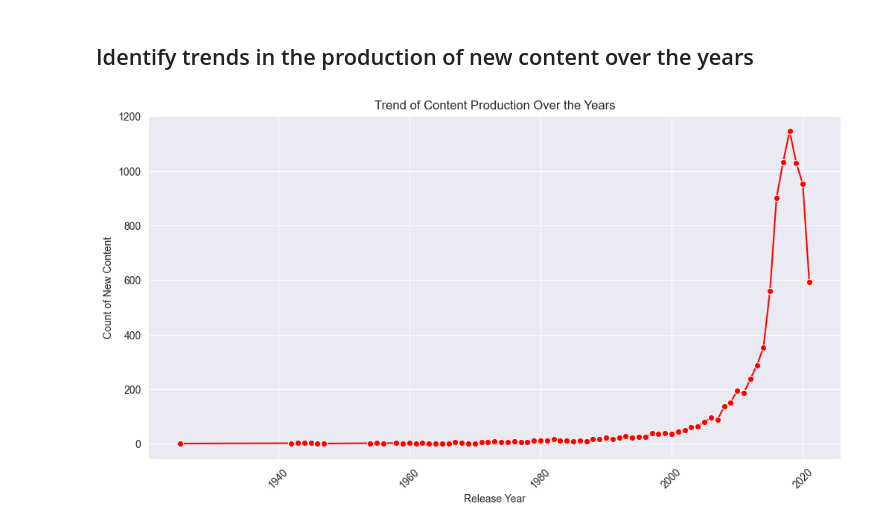
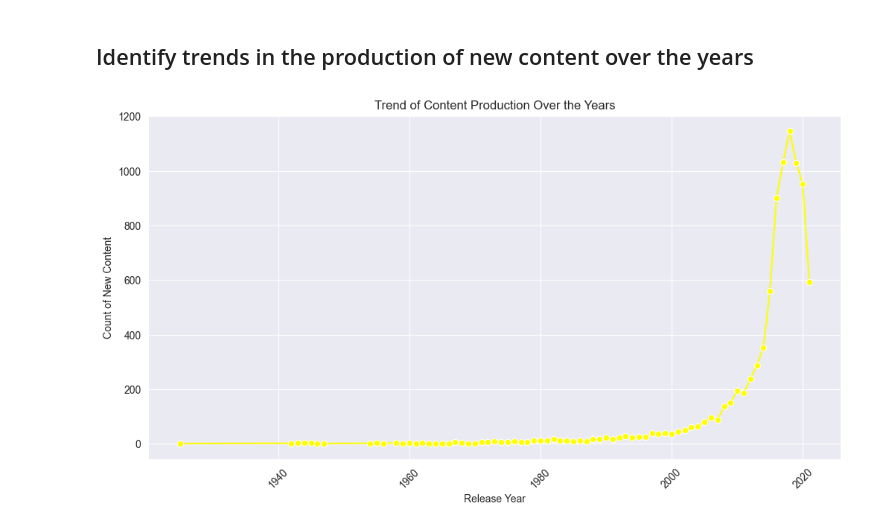
Before and after one commit to akharchenko23/final-project-akharchenko23-main, a Jupyter notebook: final-project-akharchenko23-main/notebook.ipynb, the cells around one changed output. Cells and saved outputs as stored; diff of their text form; code cells hidden in the pictures.

```diff
--- a/final-project-akharchenko23-main/notebook.ipynb
+++ b/final-project-akharchenko23-main/notebook.ipynb
@@ -140,23 +241,23 @@ plt.show()
 # %%
 import seaborn as sns
 import pandas as pd
 import matplotlib.pyplot as plt
 
 netflix_df = pd.read_csv("netflix_dataset.csv")
 # Group the dataset by release year and count the number of content releases for each year
 content_by_year = netflix_df.groupby('release_year').size().reset_index(name='count')
 
 # Plot the trend of content production over the years
 plt.figure(figsize=(12, 6))
-sns.lineplot(x='release_year', y='count', data=content_by_year, marker='o', color='red')
+sns.lineplot(x='release_year', y='count', data=content_by_year, marker='o', color='yellow')
 plt.title('Trend of Content Production Over the Years')
 plt.xlabel('Release Year')
 plt.ylabel('Count of New Content')
 plt.xticks(rotation=45)
 plt.grid(True)
 plt.show()
 # %% [output]
-[figure, old version]
+[figure, new version]
 # %%
 import pandas as pd
 import matplotlib.pyplot as plt
```
Also changed, not shown: parts of 34 cells of this notebook, 12 other files.
